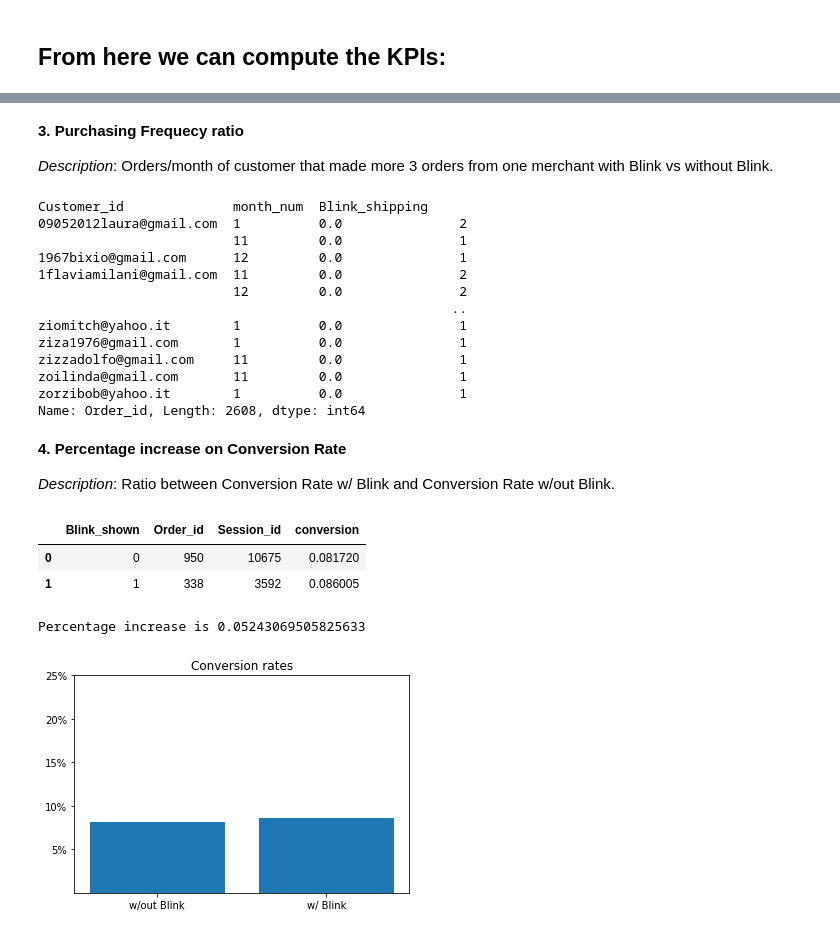
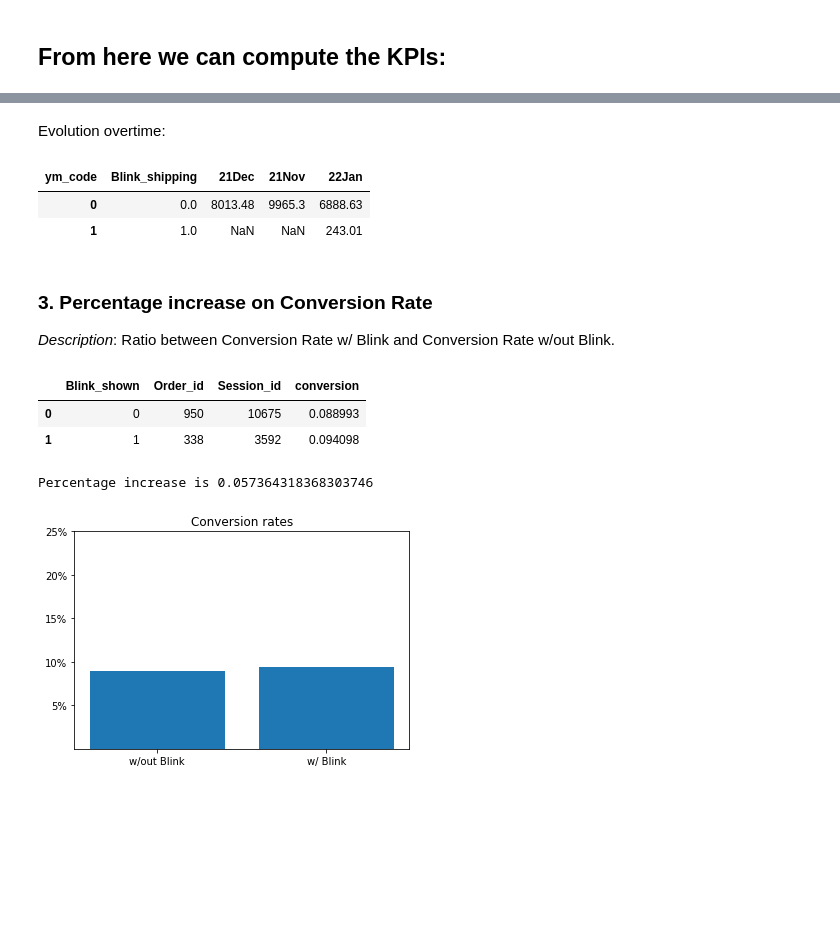
Before and after one commit to pietrobelligoli/Blink-Customer-Data-Management, a Jupyter notebook: Peppe_script.ipynb, the cells around one changed output, grey strips where cells are left out. Drawn from its saved outputs; the diff is of its cells as text; code cells hidden in the pictures; blank space fills up the shorter version.

Commit message:
conversion rate completed

```diff
--- a/Peppe_script.ipynb
+++ b/Peppe_script.ipynb
@@ -46,17 +46,30 @@ sessions = df.groupby(['Session_id', 'Merchant', 'Customer_id', 'Datetime', 'Cou
 orders['date'] = pd.to_datetime(orders.Datetime, errors = 'coerce', utc = 'true').dt.date
 orders['day_of_week'] = pd.to_datetime(orders.Datetime, errors = 'coerce', utc = 'true').dt.day_name()
 orders['hour_of_day'] = pd.to_datetime(orders.Datetime, errors = 'coerce', utc = 'true').dt.hour
-orders['month_num'] = pd.to_datetime(orders.Datetime, errors = 'coerce', utc = 'true').dt.month
+orders['month_name'] = pd.to_datetime(orders.Datetime, errors = 'coerce', utc = 'true').dt.month_name()
+orders['year_num'] = pd.to_datetime(orders.Datetime, errors = 'coerce', utc = 'true').dt.year
+orders['month_code'] = orders.month_name.str.slice(start = 0, stop = 3)
+orders['year_code'] = orders.year_num.apply(lambda x: str(x)[2:])
+orders['ym_code'] = orders.year_code + orders.month_code
+orders['week_num'] = pd.to_datetime(orders.Datetime, errors = 'coerce', utc = 'true').dt.week
+orders['yw_code'] = orders.year_code.astype(str) + orders.week_num.astype(str)
+
 sessions['date'] = pd.to_datetime(sessions.Datetime, errors = 'coerce', utc = 'true').dt.date
 sessions['day_of_week'] = pd.to_datetime(sessions.Datetime, errors = 'coerce', utc = 'true').dt.day_name()
 sessions['hour_of_day'] = pd.to_datetime(sessions.Datetime, errors = 'coerce', utc = 'true').dt.hour
-sessions['month_num'] = pd.to_datetime(sessions.Datetime, errors = 'coerce', utc = 'true').dt.month
+sessions['month_name'] = pd.to_datetime(sessions.Datetime, errors = 'coerce', utc = 'true').dt.month_name()
+sessions['year_num'] = pd.to_datetime(sessions.Datetime, errors = 'coerce', utc = 'true').dt.year
+sessions['month_code'] = sessions.month_name.str.slice(start = 0, stop = 3)
+sessions['year_code'] = sessions.year_num.apply(lambda x: str(x)[2:])
+sessions['ym_code'] = sessions.year_code + orders.month_code
+sessions['week_num'] = pd.to_datetime(sessions.Datetime, errors = 'coerce', utc = 'true').dt.week
+sessions['yw_code'] = sessions.year_code.astype(str) + sessions.week_num.astype(str)
 # %% [markdown]
 Then the two dataframes can be filtered using to the **parameters** below:
 # %%
 country_list = ['IT']
 merchant_list = ['Ketofood']
-date_start = '2021-11-01'
+date_start = '2021-01-01'
 date_end = '2022-02-01'
 day_of_week_list = ['Monday', 'Tuesday']
 hod_start = 1
@@ -136,60 +170,53 @@ plt.axis('equal')
 [figure]
-# %% [markdown]
-**3. Purchasing Frequecy ratio**
-<p> <i>Description</i>: Orders/month of customer that made more 3 orders from one merchant with Blink vs without Blink. </p>
-# %%
-customer_table = orders_filtered.groupby(['Customer_id', 'month_num', 'Blink_shipping']).Order_id.count()
-
-display(customer_table)
-# %% [output]
-Customer_id              month_num  Blink_shipping
-09052012laura@gmail.com  1          0.0               2
-                         11         0.0               1
-1967bixio@gmail.com      12         0.0               1
-1flaviamilani@gmail.com  11         0.0               2
-                         12         0.0               2
-                                                     ..
-ziomitch@yahoo.it        1          0.0               1
-ziza1976@gmail.com       1          0.0               1
-zizzadolfo@gmail.com     11         0.0               1
-zoilinda@gmail.com       11         0.0               1
-zorzibob@yahoo.it        1          0.0               1
-Name: Order_id, Length: 2608, dtype: int64
+# %% [markdown]
+Evolution overtime:
+# %%
+perc_rev_time = orders_filtered.groupby(['ym_code', 'Blink_shipping']).Lineitem_price.sum().reset_index()
+prt_pivot = perc_rev_time.pivot(
+    columns = 'ym_code',
+    index = 'Blink_shipping',
+    values = 'Lineitem_price').reset_index()
+
+display(prt_pivot)
+# %% [output]
+| ym_code | Blink_shipping | 21Dec | 21Nov | 22Jan |
+| 0 | 0.0 | 8013.48 | 9965.3 | 6888.63 |
+| 1 | 1.0 | NaN | NaN | 243.01 |
 # %% [markdown]
-**4. Percentage increase on Conversion Rate**
+### **3. Percentage increase on Conversion Rate**
 <p> <i>Description</i>: Ratio between Conversion Rate w/ Blink and Conversion Rate w/out Blink. </p>
 # %%
 def f(cap, inv):
     if (cap == 1) & (inv == 1):
         return 1
     else:
         return 0
 
 orders_new = orders_filtered
 orders_new['Blink_shown'] = orders_new.apply(lambda x: f(x.Cap_eligibility, x.Inventory_av_eligibility), axis = 1)
 
 sessions_new = sessions_filtered
 sessions_new['Blink_shown'] = sessions_new.apply(lambda x: f(x.Cap_eligibility, x.Inventory_av_eligibility), axis = 1)
 
 conversions = orders_new.groupby('Blink_shown').Order_id.count().reset_index()
 totals = sessions_new.groupby('Blink_shown').Session_id.count().reset_index()
 ratios = conversions.merge(totals, how = 'left')
-ratios['conversion'] = ratios.Order_id / (ratios.Order_id + ratios.Session_id)
+ratios['conversion'] = ratios.Order_id / ratios.Session_id
 
 display(ratios)
 print("\nPercentage increase is " + str((ratios.conversion[1] - ratios.conversion[0]) / ratios.conversion[0]))
 
 ax = plt.subplot()
 plt.bar(range(len(ratios.conversion)), ratios.conversion)
 ax.set_xticks(range(len(ratios)))
 ax.set_xticklabels(['w/out Blink', 'w/ Blink'])
 ax.set_yticks([0.05, 0.10, 0.15, 0.20, 0.25])
 ax.set_yticklabels(['5%', '10%', '15%', '20%', '25%'])
 plt.title('Conversion rates')
 plt.show()
 # %% [output]
 |  | Blink_shown | Order_id | Session_id | conversion |
-| 0 | 0 | 950 | 10675 | 0.081720 |
-| 1 | 1 | 338 | 3592 | 0.086005 |
+| 0 | 0 | 950 | 10675 | 0.088993 |
+| 1 | 1 | 338 | 3592 | 0.094098 |
-Percentage increase is 0.05243069505825633
+Percentage increase is 0.057364318368303746
-[figure, old version]
+[figure, new version]
```
Also changed, not shown: parts of 8 cells of this notebook.
